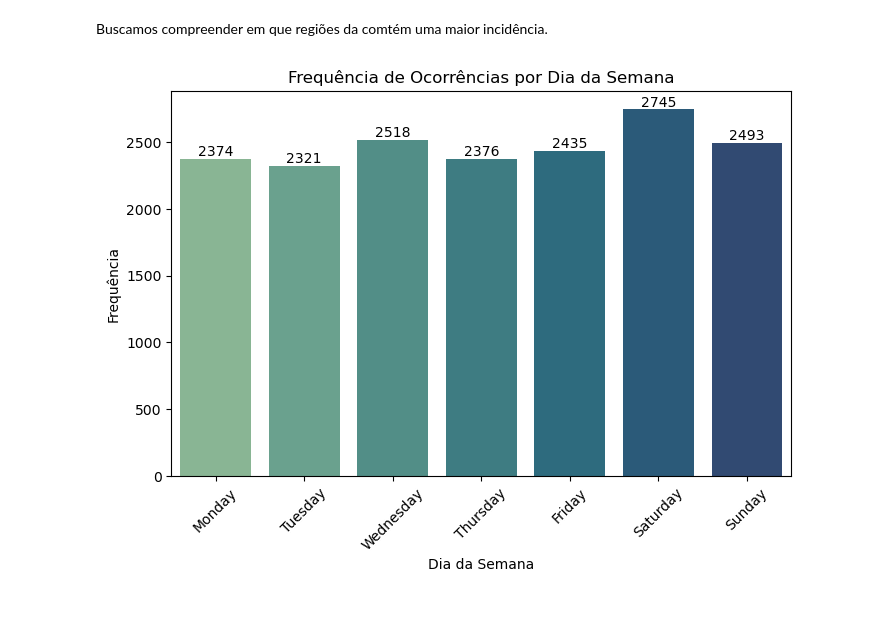
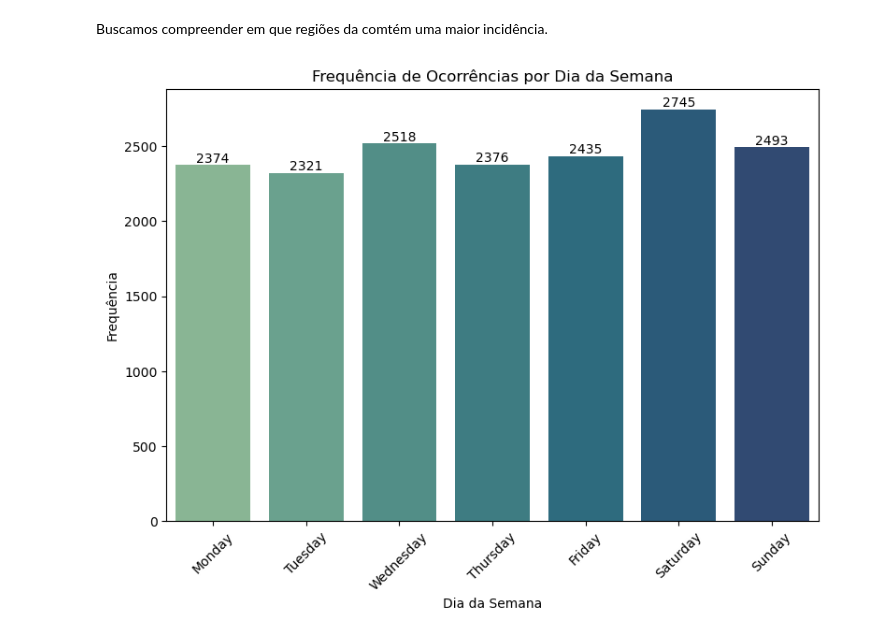
Before and after one commit to JpLimags/Use-of-force-classifier, a Jupyter notebook: Classifier_cases_use_of_force.ipynb, the cells around one changed output. Cells and saved outputs as stored; diff of their text form; code cells hidden in the pictures; blank space fills up the shorter version.

Commit message:
Create new visualization

```diff
--- a/Classifier_cases_use_of_force.ipynb
+++ b/Classifier_cases_use_of_force.ipynb
@@ -114,16 +114,16 @@ Buscamos compreender em que regiões da comtém uma maior incidência.
 # %%
 df['day_of_week'] = df['Occured_date_time'].dt.day_name()
 
 day_counts = df['day_of_week'].value_counts().reindex(['Monday', 'Tuesday', 'Wednesday', 'Thursday', 'Friday', 'Saturday', 'Sunday'], fill_value=0).reset_index()
 day_counts.columns = ['day_of_week', 'count']
 
-plt.figure(figsize=(8, 5))
+plt.figure(figsize=(9, 6))
 ax =sns.barplot(data=day_counts, x='day_of_week', y='count', palette="crest",estimator="sum", errorbar=None)
 ax.bar_label(ax.containers[0], fontsize=10);
 plt.title('Frequência de Ocorrências por Dia da Semana')
 plt.xlabel('Dia da Semana')
 plt.ylabel('Frequência')
 plt.xticks(rotation=45)
 plt.show()
 # %% [output]
-[figure, old version]
+[figure, new version]
```
Also changed, not shown: parts of 1 cell of this notebook.
